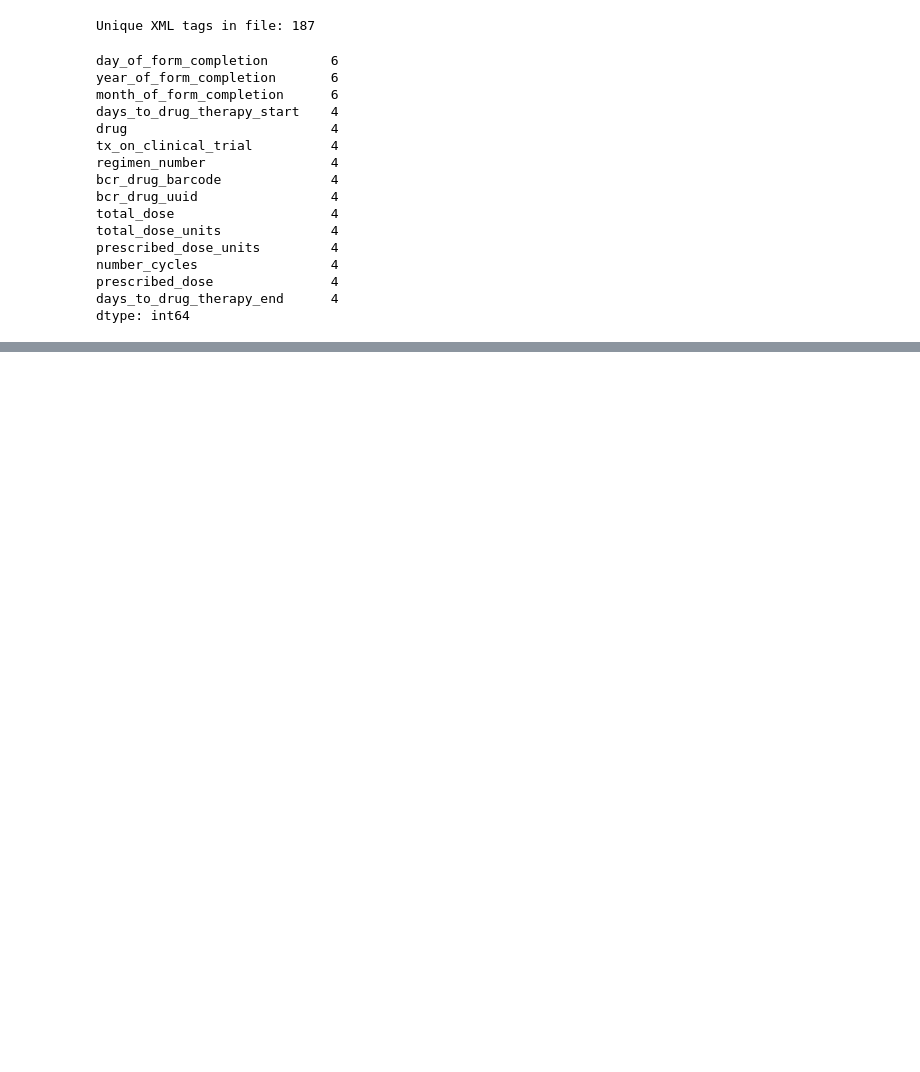
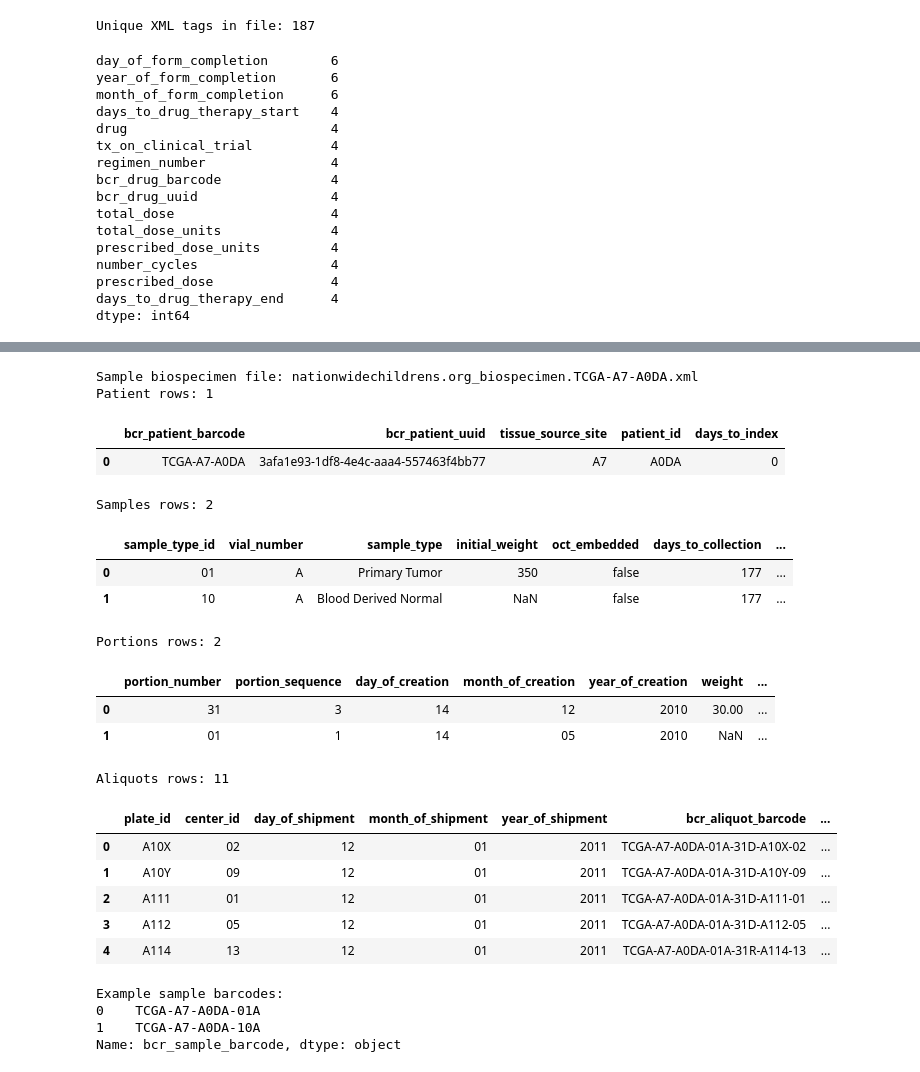
Before and after one commit to sarthak-arora1997/tcga-brca-multiomics-subtyping, a Jupyter notebook: notebooks/01_download_and_organize_data.ipynb, the cells around one changed output, grey strips where cells are left out. Drawn from its saved outputs; the diff is of its cells as text; code cells hidden in the pictures; blank space fills up the shorter version.

Commit message:
parsing the biospecimen files to investigate columns that can be used to join with the expression matrix

```diff
--- a/notebooks/01_download_and_organize_data.ipynb
+++ b/notebooks/01_download_and_organize_data.ipynb
@@ -385,0 +423,61 @@ dtype: int64
+# %%
+def parse_biospecimen(path: Path) -> dict[str, pd.DataFrame]:
+    tree = ET.parse(path)
+    root = tree.getroot()
+    def map_children(element):
+        row = {}
+        for child in element:
+            text = (child.text or '').strip()
+            if not text:
+                continue
+            tag = child.tag.split('}')[-1]
+            row[tag] = text
+        return row
+    patient = root.find('.//{*}patient')
+    patient_df = pd.DataFrame([map_children(patient)]) if patient is not None else pd.DataFrame()
+    samples = [map_children(sample) for sample in root.findall('.//{*}samples//{*}sample')]
+    portions = [map_children(portion) for portion in root.findall('.//{*}portions//{*}portion')]
+    aliquots = [map_children(aliquot) for aliquot in root.findall('.//{*}aliquots//{*}aliquot')]
+    return {
+        'patient': patient_df,
+        'samples': pd.DataFrame(samples),
+        'portions': pd.DataFrame(portions),
+        'aliquots': pd.DataFrame(aliquots),
+    }
+
+biospecimen_path = Path(biospecimen_index.loc[0, 'path'])
+biospecimen_tables = parse_biospecimen(biospecimen_path)
+print(f'Sample biospecimen file: {biospecimen_path.name}')
+for table_name, df in biospecimen_tables.items():
+    print(f"{table_name.title()} rows: {len(df)}")
+    if not df.empty:
+        display(df.head())
+
+sample_barcodes = biospecimen_tables['samples'].get('bcr_sample_barcode')
+if sample_barcodes is not None:
+    print('Example sample barcodes:')
+    print(sample_barcodes[:5])
+# %% [output]
+Sample biospecimen file: nationwidechildrens.org_biospecimen.TCGA-A7-A0DA.xml
+Patient rows: 1
+|  | bcr_patient_barcode | bcr_patient_uuid | tissue_source_site | patient_id | days_to_index |
+| 0 | TCGA-A7-A0DA | 3afa1e93-1df8-4e4c-aaa4-557463f4bb77 | A7 | A0DA | 0 |
+Samples rows: 2
+|  | sample_type_id | vial_number | sample_type | initial_weight | oct_embedded | days_to_collection | ... |
+| 0 | 01 | A | Primary Tumor | 350 | false | 177 | ... |
+| 1 | 10 | A | Blood Derived Normal | NaN | false | 177 | ... |
+Portions rows: 2
+|  | portion_number | portion_sequence | day_of_creation | month_of_creation | year_of_creation | weight | ... |
+| 0 | 31 | 3 | 14 | 12 | 2010 | 30.00 | ... |
+| 1 | 01 | 1 | 14 | 05 | 2010 | NaN | ... |
+Aliquots rows: 11
+|  | plate_id | center_id | day_of_shipment | month_of_shipment | year_of_shipment | bcr_aliquot_barcode | ... |
+| 0 | A10X | 02 | 12 | 01 | 2011 | TCGA-A7-A0DA-01A-31D-A10X-02 | ... |
+| 1 | A10Y | 09 | 12 | 01 | 2011 | TCGA-A7-A0DA-01A-31D-A10Y-09 | ... |
+| 2 | A111 | 01 | 12 | 01 | 2011 | TCGA-A7-A0DA-01A-31D-A111-01 | ... |
+| 3 | A112 | 05 | 12 | 01 | 2011 | TCGA-A7-A0DA-01A-31D-A112-05 | ... |
+| 4 | A114 | 13 | 12 | 01 | 2011 | TCGA-A7-A0DA-01A-31R-A114-13 | ... |
+Example sample barcodes:
+0    TCGA-A7-A0DA-01A
+1    TCGA-A7-A0DA-10A
+Name: bcr_sample_barcode, dtype: object
```
Also changed, not shown: parts of 2 cells of this notebook.
